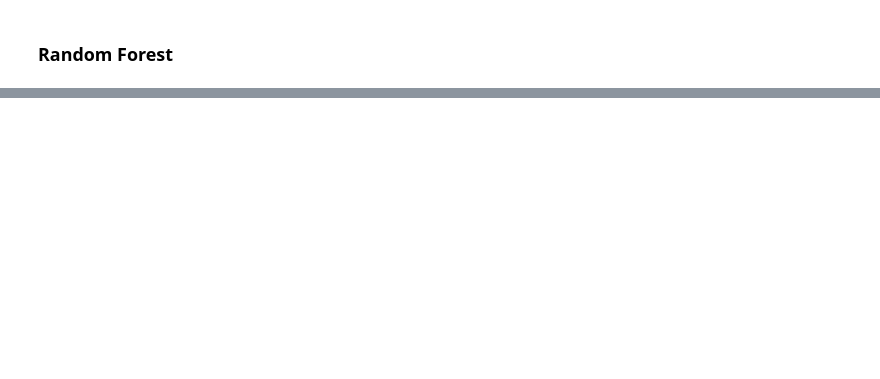
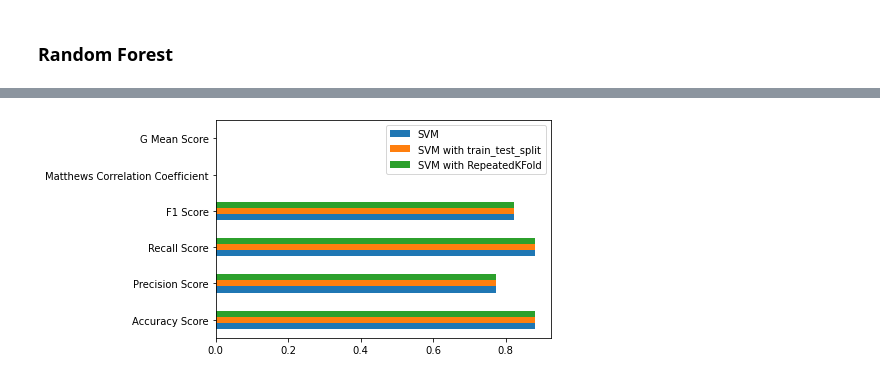
Before and after one commit to yayapa/SDAPraktikum, a Jupyter notebook: E4/Baseline.ipynb, the cells around one changed output, grey strips where cells are left out. Drawn from its saved outputs; the diff is of its cells as text; code cells hidden in the pictures; blank space fills up the shorter version.

```diff
--- a/E4/Baseline.ipynb
+++ b/E4/Baseline.ipynb
@@ -119,5 +207,5 @@ for random_state in random_states:
     SVM.fit(X_train, y_train)
     predictions_SVM = SVM.predict(X_test)
     stats.add(predictions_SVM, y_test)
-stats.show()
+re_SVM = stats.get_metrics(predictions_SVM, y_test, show=True)
 # %% [output]
@@ -129,0 +220,4 @@ G Mean Score ->  (0.0, 0.0)
+# %%
+SVM.fit(XX_train, yy_train)
+predictions_SVM_split = SVM.predict(X_test)
+re_SVM_split = stats.get_metrics(predictions_SVM_split, y_test, show=True)
@@ -129,0 +233,7 @@ G Mean Score ->  (0.0, 0.0)
+# %%
+for train, test in rkf.split(X_train):
+    Xx_train, Xx_test = X_train[train], X_train[test]
+    Yy_train, Yy_test = y_train[train], y_train[test]
+    SVM_kf = SVM.fit(Xx_train, Yy_train)
+predictions_SVM_kf = SVM_kf.predict(X_test)
+re_SVM_kf  = stats.get_metrics(predictions_SVM_kf, y_test, show=True)
@@ -165,0 +380,10 @@ G Mean Score ->  (0.06246950475544242, 0.07650920556760059)
+# %%
+re3 = pd.DataFrame(re_SVM, columns=['SVM'],
+                  index=['Accuracy Score', 'Precision Score', 'Recall Score', 'F1 Score', 'Matthews Correlation Coefficient', 'G Mean Score'])
+re3['SVM with train_test_split'] = pd.DataFrame(re_SVM_split,
+                                                index=['Accuracy Score', 'Precision Score', 'Recall Score', 'F1 Score',
+                                                       'Matthews Correlation Coefficient', 'G Mean Score'])
+re3['SVM with RepeatedKFold'] = pd.DataFrame(re_SVM_kf,
+                                             index=['Accuracy Score', 'Precision Score', 'Recall Score', 'F1 Score',
+                                                    'Matthews Correlation Coefficient', 'G Mean Score'])
+re3
@@ -165,0 +453,6 @@ G Mean Score ->  (0.06246950475544242, 0.07650920556760059)
+# %%
+ax=re3.plot(kind='barh')
+fig = ax.get_figure()
+fig.savefig('SVM.png', bbox_inches='tight')
+# %% [output]
+[figure, added]
```
Also changed, not shown: parts of 37 cells of this notebook.
